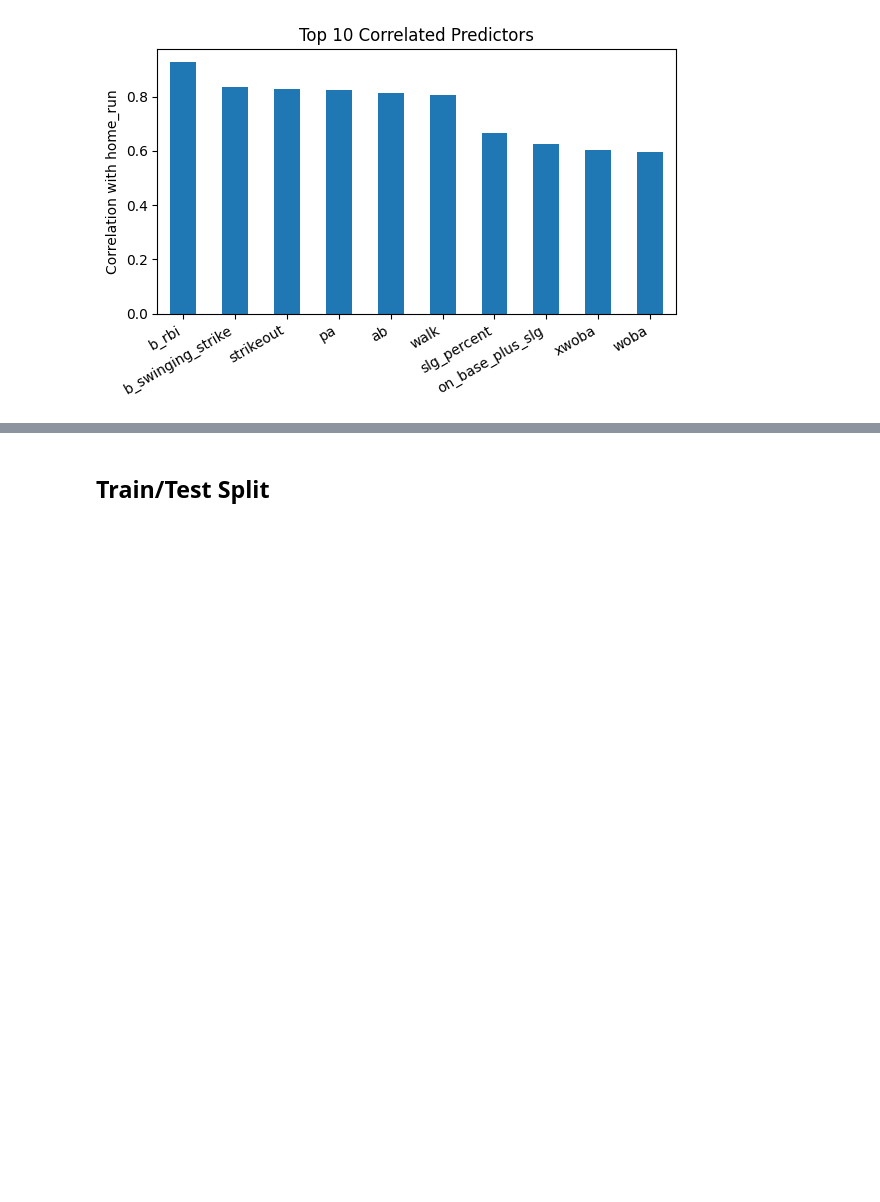
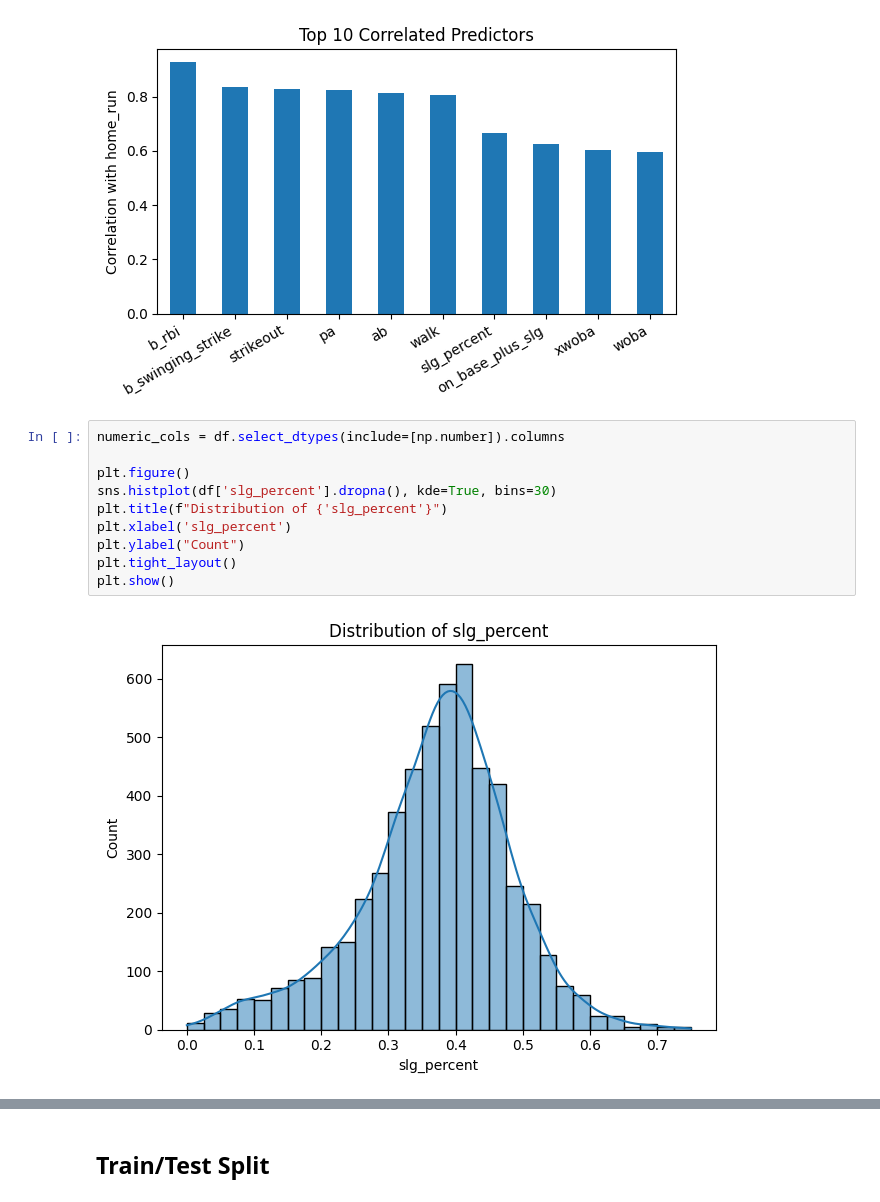
Before and after one commit to etflores1/COGS-109-Project, a Jupyter notebook: decision_tree_variants.ipynb, the cells around one changed output, grey strips where cells are left out. Cells and saved outputs as stored; diff of their text form; blank space fills up the shorter version.

```diff
--- a/decision_tree_variants.ipynb
+++ b/decision_tree_variants.ipynb
@@ -67,3 +90,15 @@ plt.tight_layout()
 plt.show()
 # %% [output]
 [figure]
+# %%
+numeric_cols = df.select_dtypes(include=[np.number]).columns
+
+plt.figure()
+sns.histplot(df['slg_percent'].dropna(), kde=True, bins=30)
+plt.title(f"Distribution of {'slg_percent'}")
+plt.xlabel('slg_percent')
+plt.ylabel("Count")
+plt.tight_layout()
+plt.show()
+# %% [output]
+[figure, added]
```
Also changed, not shown: parts of 20 cells of this notebook.
